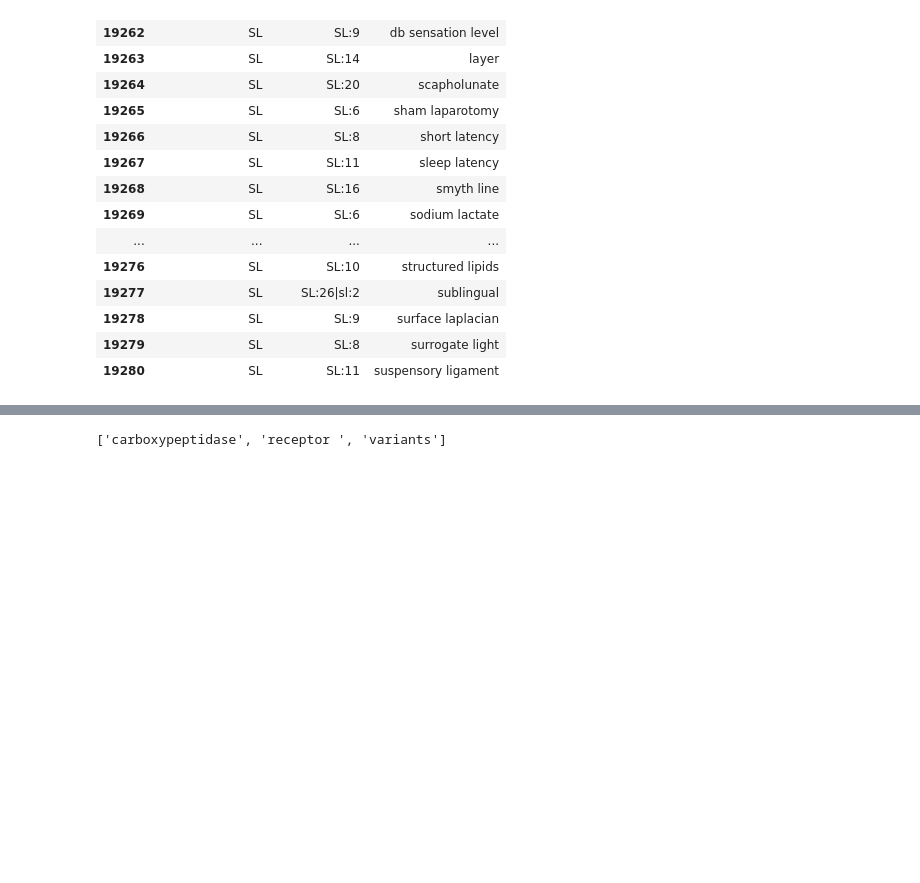
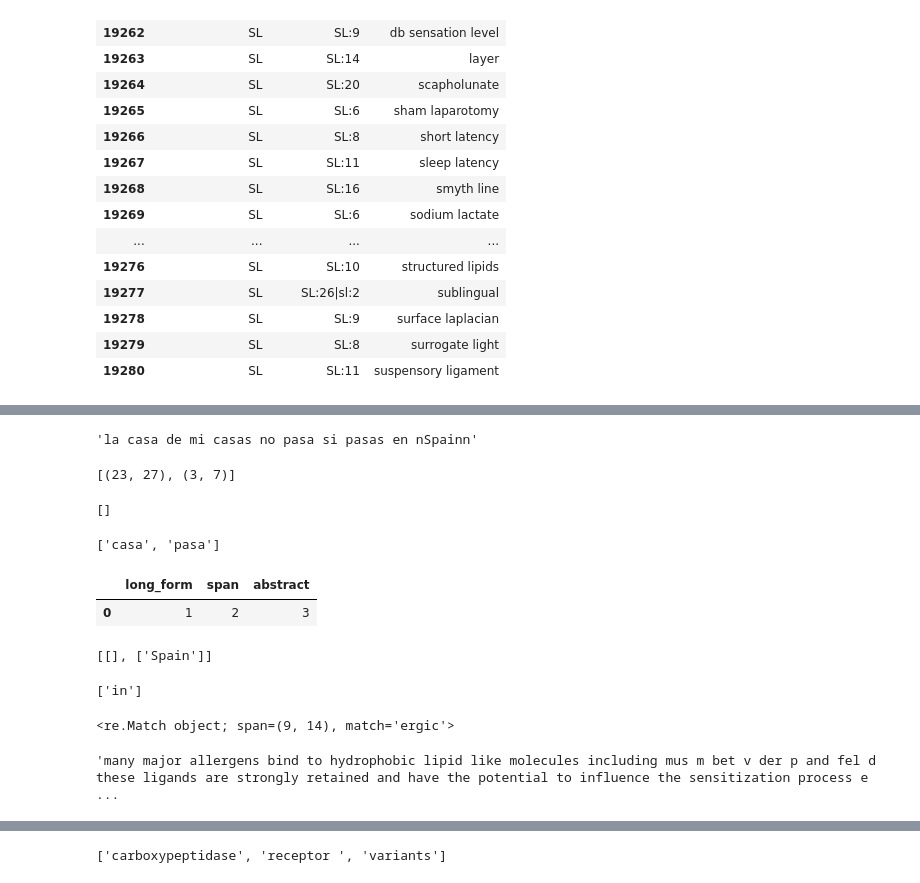
Before and after one commit to fhidalgor/erdos2021-project, a Jupyter notebook: engine/preprocess/temp.ipynb, the cells around one changed output, grey strips where cells are left out. Cells and saved outputs as stored; diff of their text form; code cells hidden in the pictures; blank space fills up the shorter version.

```diff
--- a/engine/preprocess/temp.ipynb
+++ b/engine/preprocess/temp.ipynb
@@ -344,0 +438,12 @@ x = ADAM_DF[['EXPANSION', 'PREFERRED_AB']].to_dict()
+# %%
+x = [word for word in ['Casa', 'pasa', 'Spain'] if decision()]
+abstract
+# %% [output]
+'la casa de mi casas no pasa si pasas en nSpainn'
+# %%
+long_forms = ['pasa', 'casa']
+abstract = 'la casa de mi casas no pasa si pasas en nSpainn casa casa'
+matches= [re.search(r"\b%s\b" % long_form, abstract).span() for long_form in long_forms]
+matches
+# %% [output]
+[(23, 27), (3, 7)]
@@ -344,0 +453,30 @@ x = ADAM_DF[['EXPANSION', 'PREFERRED_AB']].to_dict()
+# %%
+re.findall(r"\b%s\b" % 'SFSA', abstract)
+# %% [output]
+[]
+# %%
+import itertools
+list(itertools.chain.from_iterable(matches))
+# %% [output]
+['casa', 'pasa']
+# %%
+results = pd.DataFrame(columns = ['long_form', 'span', 'abstract'])
+results = results.append({'long_form': 1, 'span': 2, 'abstract':3}, ignore_index=True)
+results
+# %% [output]
+|  | long_form | span | abstract |
+| 0 | 1 | 2 | 3 |
+# %%
+txt = " The rains rasSpainasdf in Spain"
+words = ["The rain","Spain"]
+
+x = [re.findall(r"\b%s\b" % word, txt) for word in words]
+print(x)
+
+# Print the run time
+# %% [output]
+[[], ['Spain']]
+# %%
+re.findall(r"\b%s\b" % 'in', txt)
+# %% [output]
+['in']
@@ -344,0 +487,12 @@ x = ADAM_DF[['EXPANSION', 'PREFERRED_AB']].to_dict()
+# %%
+re.search(r"\b%s\b" % re.escape('ergic'), "allergic ergic response", re.IGNORECASE)
+# %% [output]
+<re.Match object; span=(9, 14), match='ergic'>
+# %%
+replaced_abstract = abstract
+long_forms = ['as', 'ba']
+for long_form in long_forms:
+    replaced_abstract = re.sub(r"\b%s\b" % long_form, long_form, replaced_abstract, count=1)
+replaced_abstract
+# %% [output]
+'many major allergens bind to hydrophobic lipid like molecules including mus m bet v der p and fel d these ligands are strongly retained and have the potential to influence the sensitization process e ...
```
Also changed, not shown: parts of 24 cells of this notebook, 9 other files.
